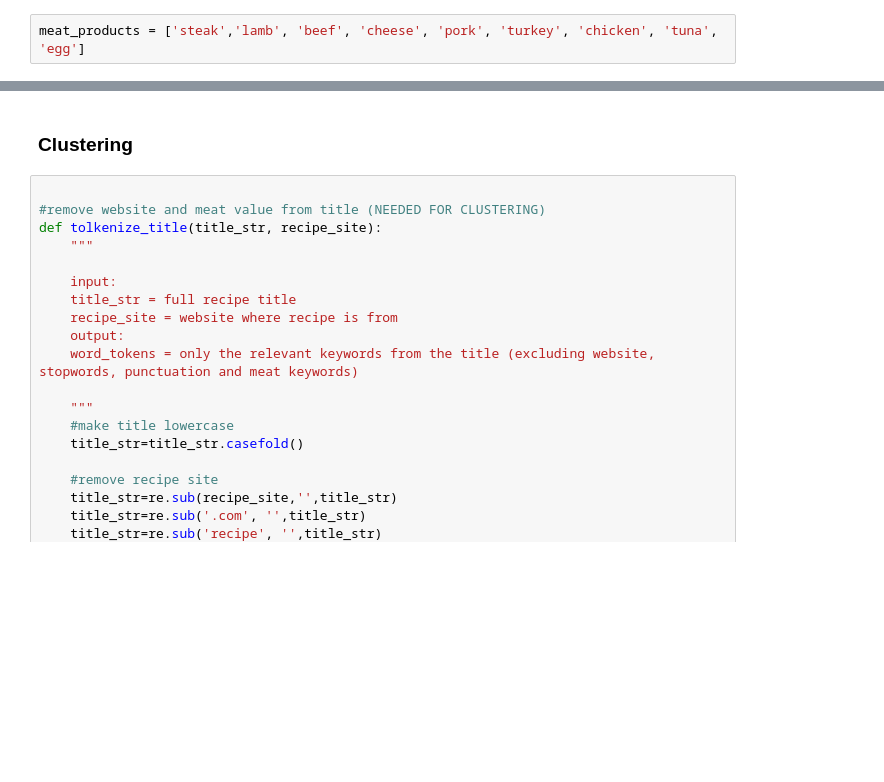
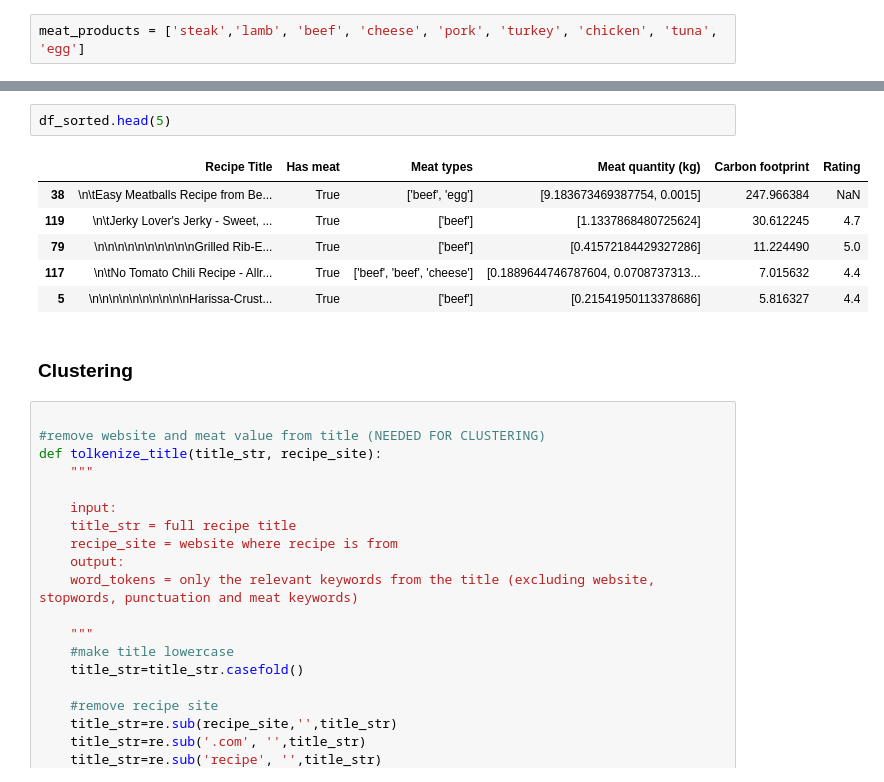
Before and after one commit to chloerDXN/lovelace-project, a Jupyter notebook: data_analysis_notebook.ipynb, the cells around one changed output, grey strips where cells are left out. Drawn from its saved outputs; the diff is of its cells as text; blank space fills up the shorter version.

```diff
--- a/data_analysis_notebook.ipynb
+++ b/data_analysis_notebook.ipynb
@@ -46,3 +109,12 @@ df
+# %%
+df_sorted.head(5)
+# %% [output]
+|  | Recipe Title | Has meat | Meat types | Meat quantity (kg) | Carbon footprint | Rating |
+| 38 | \n\tEasy Meatballs Recipe from Be... | True | ['beef', 'egg'] | [9.183673469387754, 0.0015] | 247.966384 | NaN |
+| 119 | \n\tJerky Lover's Jerky - Sweet, ... | True | ['beef'] | [1.1337868480725624] | 30.612245 | 4.7 |
+| 79 | \n\n\n\n\n\n\n\n\n\nGrilled Rib-E... | True | ['beef'] | [0.41572184429327286] | 11.224490 | 5.0 |
+| 117 | \n\tNo Tomato Chili Recipe - Allr... | True | ['beef', 'beef', 'cheese'] | [0.1889644746787604, 0.0708737313... | 7.015632 | 4.4 |
+| 5 | \n\n\n\n\n\n\n\n\n\nHarissa-Crust... | True | ['beef'] | [0.21541950113378686] | 5.816327 | 4.4 |
 # %% [markdown]
 ### Clustering
 # %%
```
Also changed, not shown: parts of 14 cells of this notebook.
